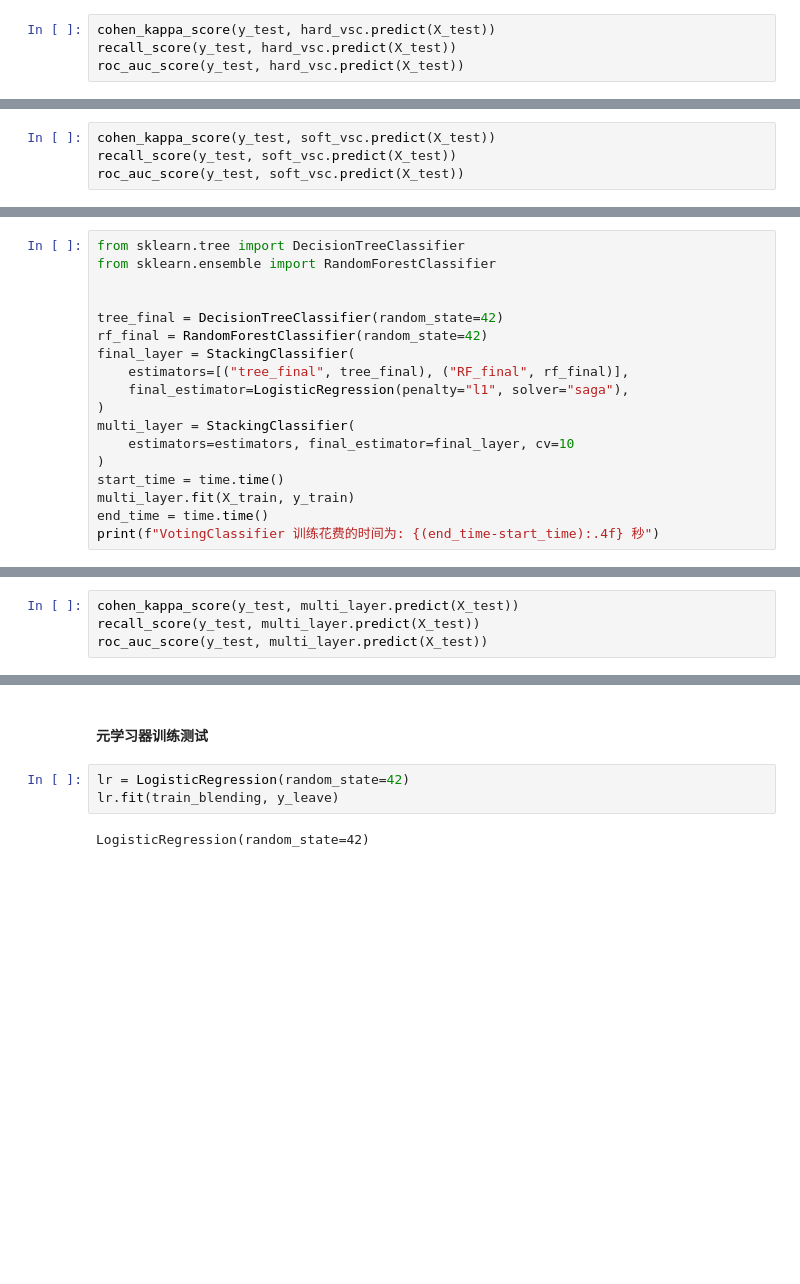
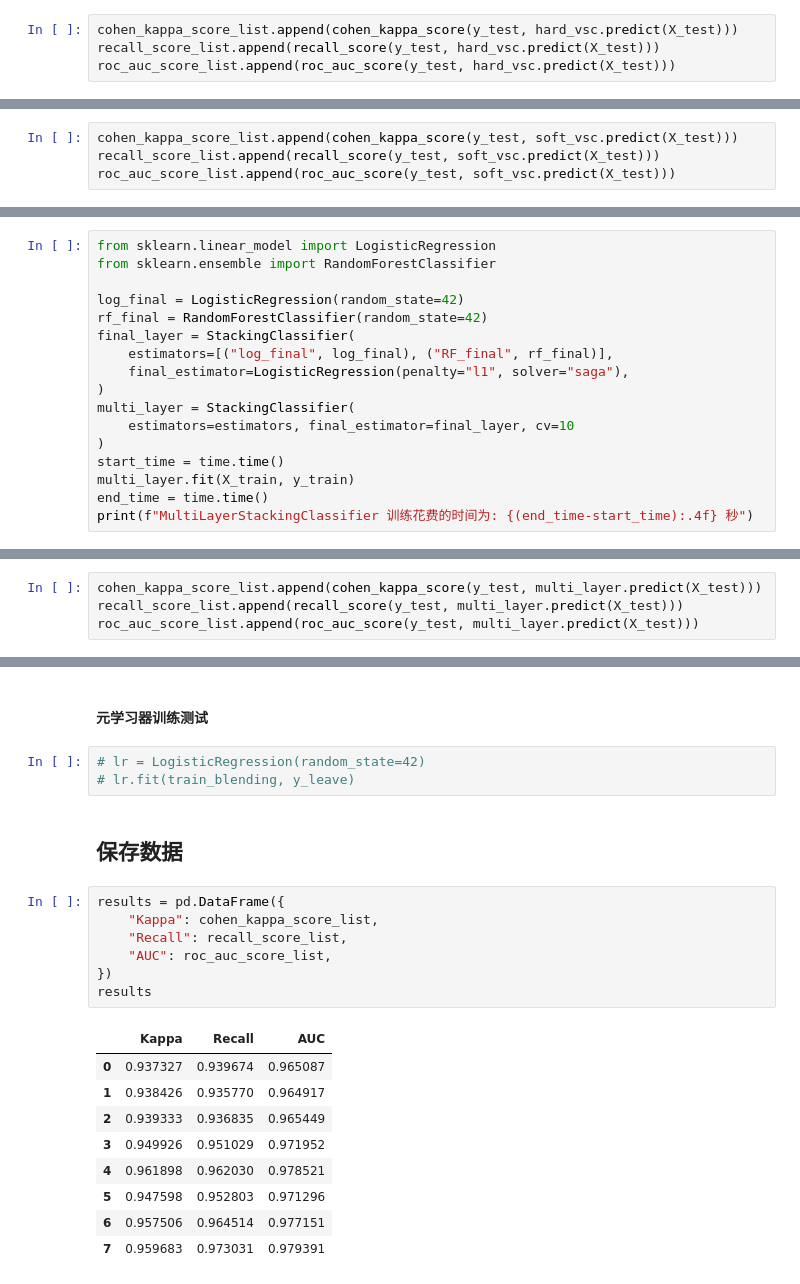
Before and after one commit to ZenCoder-art/ofd, a Jupyter notebook: backend/notebooks/model.ipynb, the cells around one changed output, grey strips where cells are left out. Drawn from its saved outputs; the diff is of its cells as text; blank space fills up the shorter version.

```diff
--- a/backend/notebooks/model.ipynb
+++ b/backend/notebooks/model.ipynb
@@ -367,4 +350,4 @@ VotingClassifier 训练花费的时间为: 88.7589 秒
 # %%
-cohen_kappa_score(y_test, hard_vsc.predict(X_test))
-recall_score(y_test, hard_vsc.predict(X_test))
-roc_auc_score(y_test, hard_vsc.predict(X_test))
+cohen_kappa_score_list.append(cohen_kappa_score(y_test, hard_vsc.predict(X_test)))
+recall_score_list.append(recall_score(y_test, hard_vsc.predict(X_test)))
+roc_auc_score_list.append(roc_auc_score(y_test, hard_vsc.predict(X_test)))
@@ -404,4 +385,4 @@ VotingClassifier 训练花费的时间为: 88.0996 秒
 # %%
-cohen_kappa_score(y_test, soft_vsc.predict(X_test))
-recall_score(y_test, soft_vsc.predict(X_test))
-roc_auc_score(y_test, soft_vsc.predict(X_test))
+cohen_kappa_score_list.append(cohen_kappa_score(y_test, soft_vsc.predict(X_test)))
+recall_score_list.append(recall_score(y_test, soft_vsc.predict(X_test)))
+roc_auc_score_list.append(roc_auc_score(y_test, soft_vsc.predict(X_test)))
@@ -412,14 +391,13 @@ np.float64(0.9771512441897837)
 # %% [markdown]
 其实从此前的介绍不难看出，Stacking的本质就是围绕上一层模型输出结果进行学习，借此提升最终预测效果。而在这个过程中，元学习器本身也是可以输出概率预测结果的，也就是说，某个元学习器之后还可以再堆叠一层元学习器。而如果两层的堆叠能够提升单模效果，那么双层的堆叠则能够进一步提升学习能力，从而进一步提升模型效果。当然，伴随着Stacking结构更加复杂，融合的过拟合风险也会更高
 # %%
-from sklearn.tree import DecisionTreeClassifier
+from sklearn.linear_model import LogisticRegression
 from sklearn.ensemble import RandomForestClassifier
 
-
-tree_final = DecisionTreeClassifier(random_state=42)
+log_final = LogisticRegression(random_state=42)
 rf_final = RandomForestClassifier(random_state=42)
 final_layer = StackingClassifier(
-    estimators=[("tree_final", tree_final), ("RF_final", rf_final)],
+    estimators=[("log_final", log_final), ("RF_final", rf_final)],
     final_estimator=LogisticRegression(penalty="l1", solver="saga"),
 )
 multi_layer = StackingClassifier(
@@ -428,5 +406,5 @@ multi_layer = StackingClassifier(
 start_time = time.time()
 multi_layer.fit(X_train, y_train)
 end_time = time.time()
-print(f"VotingClassifier 训练花费的时间为: {(end_time-start_time):.4f} 秒")
+print(f"MultiLayerStackingClassifier 训练花费的时间为: {(end_time-start_time):.4f} 秒")
 # %% [output]
@@ -450,4 +428,4 @@ VotingClassifier 训练花费的时间为: 184.0198 秒
 # %%
-cohen_kappa_score(y_test, multi_layer.predict(X_test))
-recall_score(y_test, multi_layer.predict(X_test))
-roc_auc_score(y_test, multi_layer.predict(X_test))
+cohen_kappa_score_list.append(cohen_kappa_score(y_test, multi_layer.predict(X_test)))
+recall_score_list.append(recall_score(y_test, multi_layer.predict(X_test)))
+roc_auc_score_list.append(roc_auc_score(y_test, multi_layer.predict(X_test)))
@@ -643,7 +524,24 @@ test_blending.sample(5, random_state=42)
 # %% [markdown]
 #### 元学习器训练测试
 # %%
-lr = LogisticRegression(random_state=42)
-lr.fit(train_blending, y_leave)
+# lr = LogisticRegression(random_state=42)
+# lr.fit(train_blending, y_leave)
-# %% [output]
-LogisticRegression(random_state=42)
+# %% [markdown]
+## 保存数据
+# %%
+results = pd.DataFrame({
+    "Kappa": cohen_kappa_score_list,
+    "Recall": recall_score_list,
+    "AUC": roc_auc_score_list,
+})
+results
+# %% [output]
+|  | Kappa | Recall | AUC |
+| 0 | 0.937327 | 0.939674 | 0.965087 |
+| 1 | 0.938426 | 0.935770 | 0.964917 |
+| 2 | 0.939333 | 0.936835 | 0.965449 |
+| 3 | 0.949926 | 0.951029 | 0.971952 |
+| 4 | 0.961898 | 0.962030 | 0.978521 |
+| 5 | 0.947598 | 0.952803 | 0.971296 |
+| 6 | 0.957506 | 0.964514 | 0.977151 |
+| 7 | 0.959683 | 0.973031 | 0.979391 |
```
Also changed, not shown: parts of 30 cells of this notebook, 3 other files.
